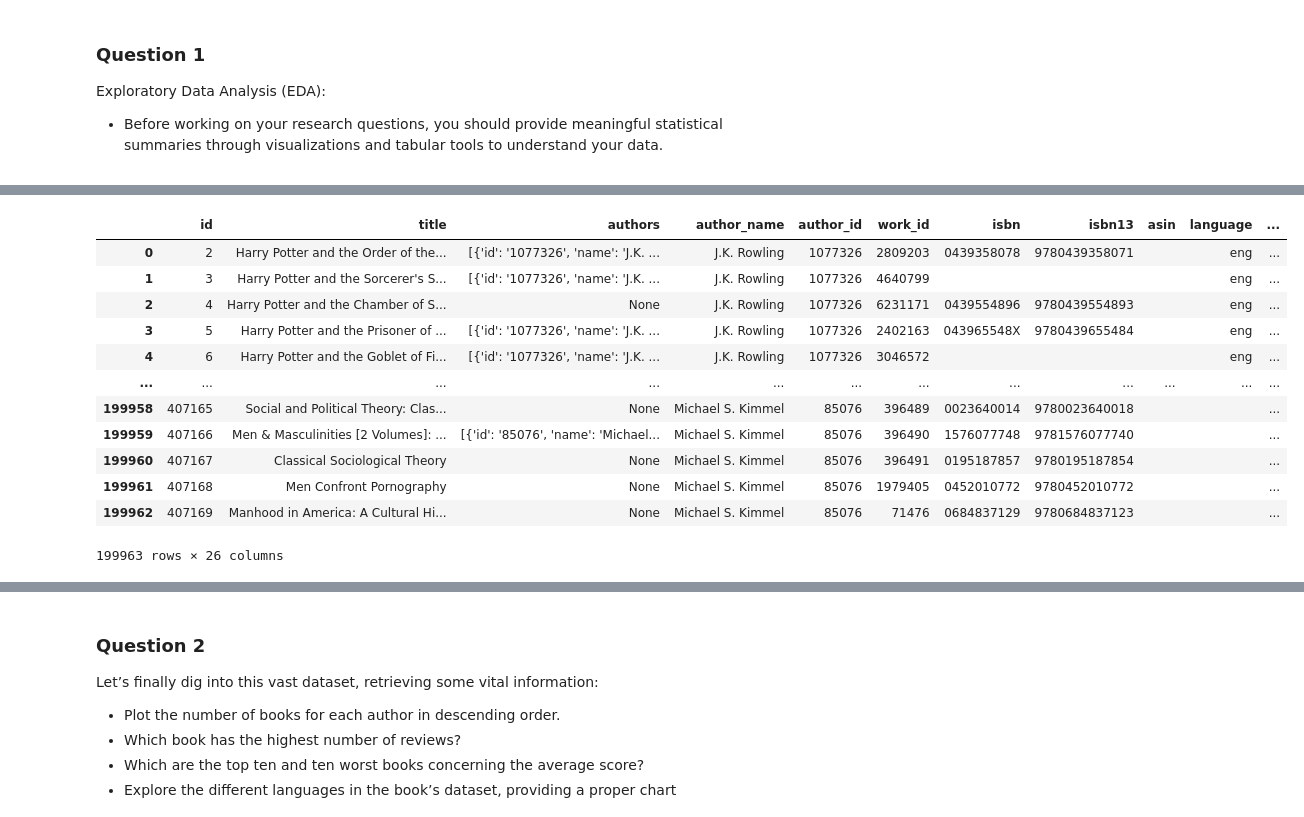
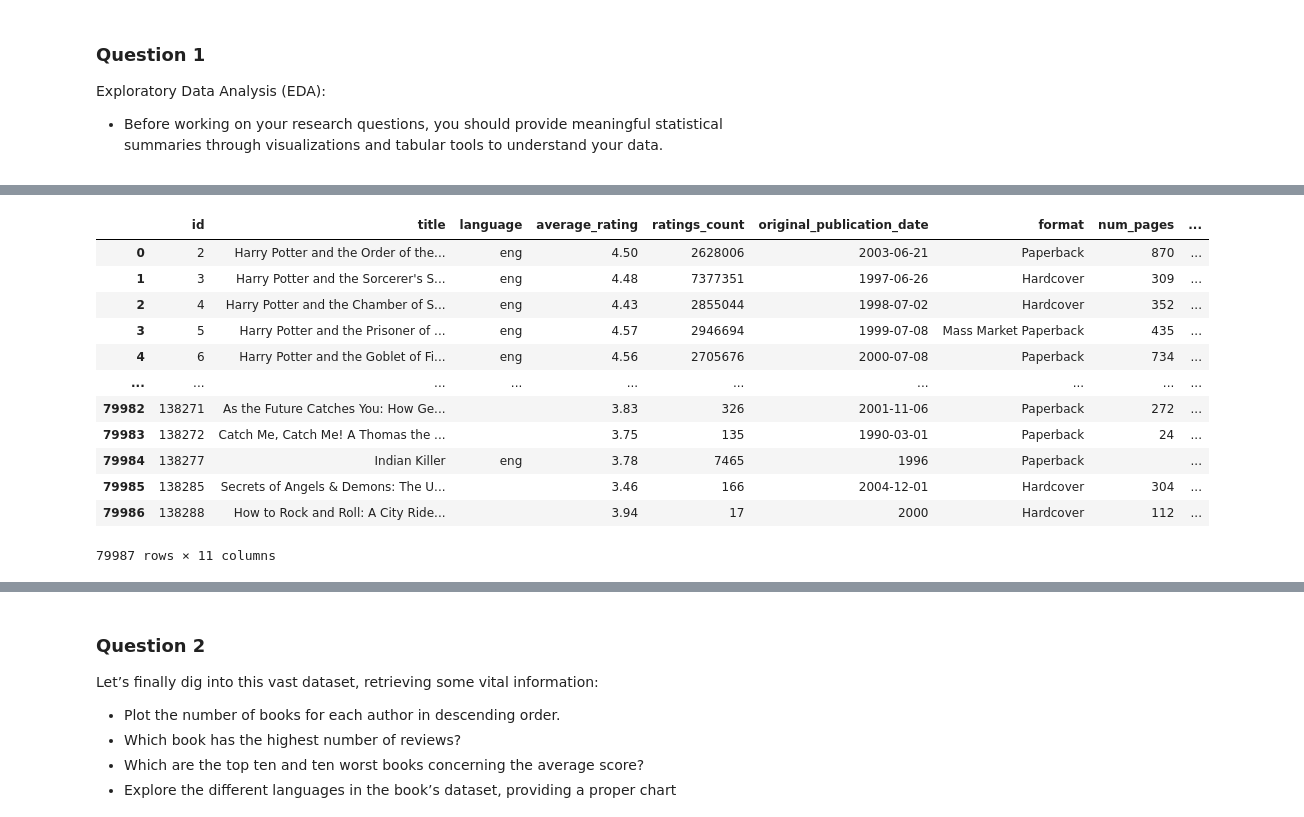
Before and after one commit to michele-42/HW2, a Jupyter notebook: main.ipynb, the cells around one changed output, grey strips where cells are left out. Drawn from its saved outputs; the diff is of its cells as text; code cells hidden in the pictures.

```diff
--- a/main.ipynb
+++ b/main.ipynb
@@ -35,0 +60,26 @@ authors
+# %%
+# Load a "few" records from the lighter_authors.json dataset
+# authors = pd.read_json('data/lighter_authors.json', lines=True)
+
+# This code loads only the fields needed for the exercises.
+# It takes more time to load the data but less RAM memory
+
+# TIME 5 sec
+
+no_records = 380000  # how many records to load
+fields = ['id', 'name', 'gender', 'fans_count', 'ratings_count', 'average_rating', 'book_ids'] # which fields
+records = []
+with open('data/lighter_authors.json') as lighter_authors:
+    for i in range(no_records):
+        try:
+            json_data = json.loads(lighter_authors.readline())
+            records.append([json_data[k] for k in fields])
+        except:
+            continue
+
+
+
+authors = pd.DataFrame(records, columns=fields)
+records.clear()
+
+authors
@@ -36,34 +100,37 @@ authors
 # %%
 # Load a "few" records from the lighter_books.json dataset
 # books = pd.read_json('data/lighter_books.json', lines=True)
 
-# books
-no_records = 200000
+# This code loads only the fields needed for the exercises.
+# It takes more time to load the data but less RAM memory
+
+# TIME 1 min
+
+no_records = 80000   # how many records to load
+fields = ['id', 'title', 'language', 'average_rating', 'ratings_count', 'original_publication_date', 'format', 'num_pages', 'series_id', 'series_name', 'text_reviews_count']  # which fields
 records = []
 with open('data/lighter_books.json') as lighter_books:
     for i in range(no_records):
-        data = lighter_books.readline()
         try:
-            records.append(json.loads(data))
+            json_data = json.loads(lighter_books.readline())
+            records.append([json_data[k] for k in fields])
         except:
-            # bad data
             continue
 
-
-books = pd.DataFrame(records)
-
+books = pd.DataFrame(records, columns=fields)
+records.clear()
 books
 # %% [output]
-|  | id | title | authors | author_name | author_id | work_id | isbn | isbn13 | asin | language | ... |
-| 0 | 2 | Harry Potter and the Order of the... | [{'id': '1077326', 'name': 'J.K. ... | J.K. Rowling | 1077326 | 2809203 | 0439358078 | 9780439358071 |  | eng | ... |
-| 1 | 3 | Harry Potter and the Sorcerer's S... | [{'id': '1077326', 'name': 'J.K. ... | J.K. Rowling | 1077326 | 4640799 |  |  |  | eng | ... |
-| 2 | 4 | Harry Potter and the Chamber of S... | None | J.K. Rowling | 1077326 | 6231171 | 0439554896 | 9780439554893 |  | eng | ... |
-| 3 | 5 | Harry Potter and the Prisoner of ... | [{'id': '1077326', 'name': 'J.K. ... | J.K. Rowling | 1077326 | 2402163 | 043965548X | 9780439655484 |  | eng | ... |
-| 4 | 6 | Harry Potter and the Goblet of Fi... | [{'id': '1077326', 'name': 'J.K. ... | J.K. Rowling | 1077326 | 3046572 |  |  |  | eng | ... |
-| ... | ... | ... | ... | ... | ... | ... | ... | ... | ... | ... | ... |
-| 199958 | 407165 | Social and Political Theory: Clas... | None | Michael S. Kimmel | 85076 | 396489 | 0023640014 | 9780023640018 |  |  | ... |
-| 199959 | 407166 | Men & Masculinities [2 Volumes]: ... | [{'id': '85076', 'name': 'Michael... | Michael S. Kimmel | 85076 | 396490 | 1576077748 | 9781576077740 |  |  | ... |
-| 199960 | 407167 | Classical Sociological Theory | None | Michael S. Kimmel | 85076 | 396491 | 0195187857 | 9780195187854 |  |  | ... |
-| 199961 | 407168 | Men Confront Pornography | None | Michael S. Kimmel | 85076 | 1979405 | 0452010772 | 9780452010772 |  |  | ... |
-| 199962 | 407169 | Manhood in America: A Cultural Hi... | None | Michael S. Kimmel | 85076 | 71476 | 0684837129 | 9780684837123 |  |  | ... |
+|  | id | title | language | average_rating | ratings_count | original_publication_date | format | num_pages | ... |
+| 0 | 2 | Harry Potter and the Order of the... | eng | 4.50 | 2628006 | 2003-06-21 | Paperback | 870 | ... |
+| 1 | 3 | Harry Potter and the Sorcerer's S... | eng | 4.48 | 7377351 | 1997-06-26 | Hardcover | 309 | ... |
+| 2 | 4 | Harry Potter and the Chamber of S... | eng | 4.43 | 2855044 | 1998-07-02 | Hardcover | 352 | ... |
+| 3 | 5 | Harry Potter and the Prisoner of ... | eng | 4.57 | 2946694 | 1999-07-08 | Mass Market Paperback | 435 | ... |
+| 4 | 6 | Harry Potter and the Goblet of Fi... | eng | 4.56 | 2705676 | 2000-07-08 | Paperback | 734 | ... |
+| ... | ... | ... | ... | ... | ... | ... | ... | ... | ... |
+| 79982 | 138271 | As the Future Catches You: How Ge... |  | 3.83 | 326 | 2001-11-06 | Paperback | 272 | ... |
+| 79983 | 138272 | Catch Me, Catch Me! A Thomas the ... |  | 3.75 | 135 | 1990-03-01 | Paperback | 24 | ... |
+| 79984 | 138277 | Indian Killer | eng | 3.78 | 7465 | 1996 | Paperback |  | ... |
+| 79985 | 138285 | Secrets of Angels & Demons: The U... |  | 3.46 | 166 | 2004-12-01 | Hardcover | 304 | ... |
+| 79986 | 138288 | How to Rock and Roll: A City Ride... |  | 3.94 | 17 | 2000 | Hardcover | 112 | ... |
-199963 rows × 26 columns
+79987 rows × 11 columns
```
Also changed, not shown: parts of 29 cells of this notebook.
